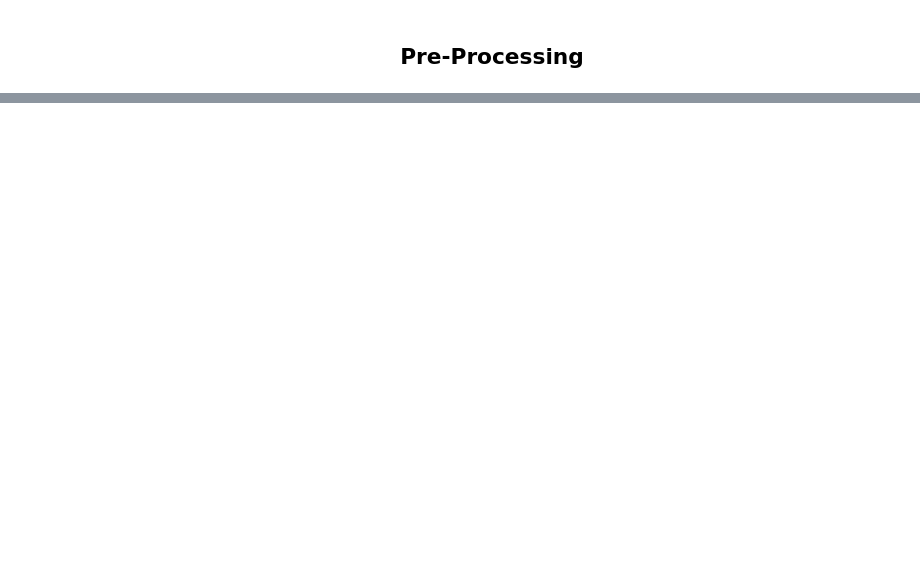
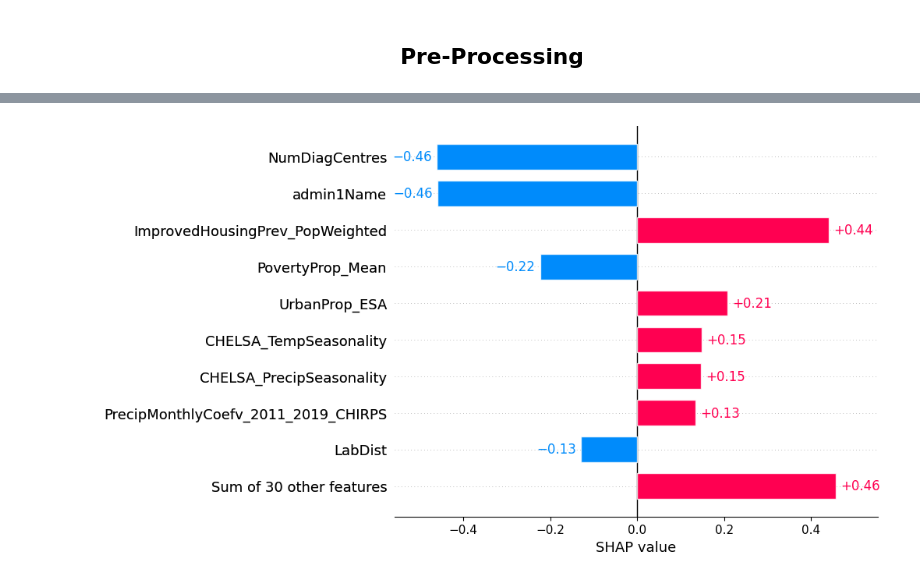
Before and after one commit to DQ4781/LF-ShapAnalysis, a Jupyter notebook: notebooks/xgb.ipynb, the cells around one changed output, grey strips where cells are left out. Cells and saved outputs as stored; diff of their text form; code cells hidden in the pictures; blank space fills up the shorter version.

```diff
--- a/notebooks/xgb.ipynb
+++ b/notebooks/xgb.ipynb
@@ -292,0 +280,5 @@ plt.show()
+# %%
+# Local Bar Plot
+shap.plots.bar(shap_values[0])
+# %% [output]
+[figure, added]
```
Also changed, not shown: parts of 39 cells of this notebook.
